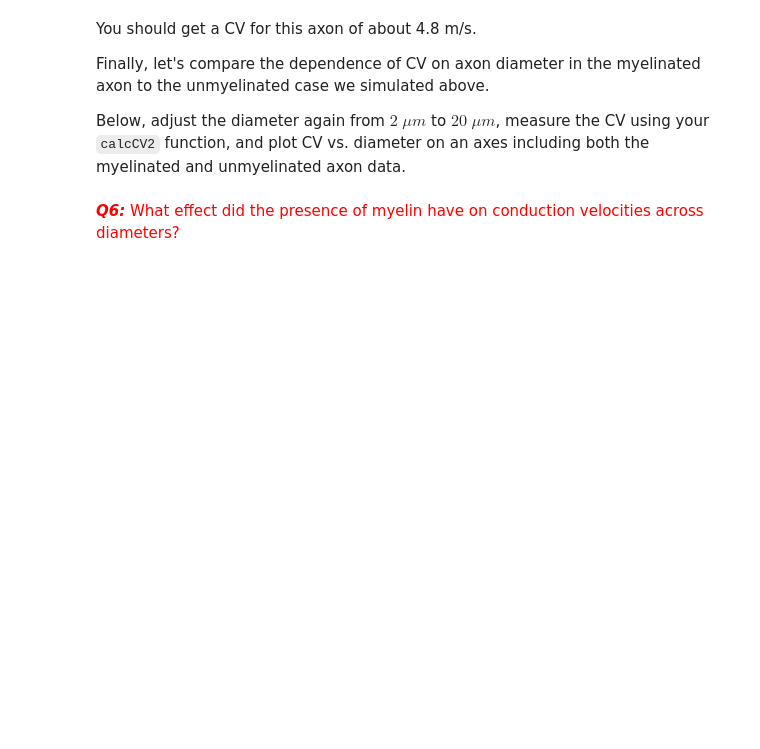
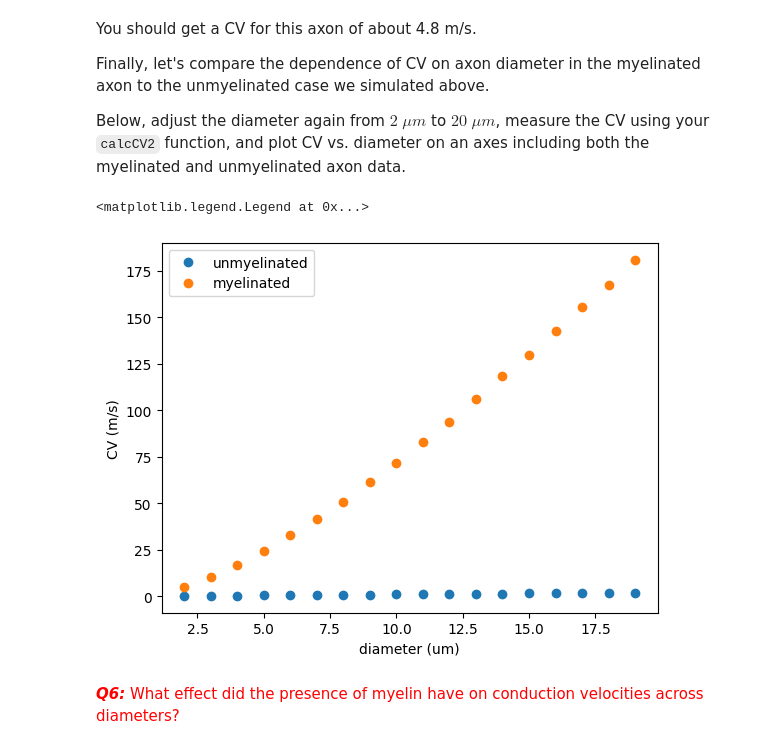
Before and after one commit to vincentyliu2001/BIO74.03-Exercises, a Jupyter notebook: CompModNervSys_exercise8.ipynb, the cells around one changed output. Cells and saved outputs as stored; diff of their text form; code cells hidden in the pictures; blank space fills up the shorter version.

```diff
--- a/CompModNervSys_exercise8.ipynb
+++ b/CompModNervSys_exercise8.ipynb
@@ -393,5 +439,2 @@ ax.set_ylabel('Vm (mV)')
 # %% [markdown]
 Now modify your old `calcCV1` function to create a new function called `calcCV2` to calculate the conduction velocity for the myelinated axon. Calculate the CV for this axon and print the output. Hint: the `node_centers` list created above gives you the location of each node in $\mu m$.
-# %%
-def calcCV2():
-    # your code goes here
@@ -398,3 +445,12 @@ def calcCV2():
+# %%
+def calcCV2(V_nodes,node_centers, node_1, node_2,L,t_vec):
+    AP_peak1_ind = np.argmax(V_nodes[node_1])
+    AP_peak2_ind = np.argmax(V_nodes[node_2]) # your code goes here
+    deltax = L*abs(node_centers[node_2] - node_centers[node_1])*1e-3 # distance (converted to mm)
+    deltat = abs(t_vec[AP_peak1_ind] - t_vec[AP_peak2_ind]) # difference in timing in ms
+    CV = deltax / deltat # your code goes here
+    return CV
+    # your code goes here
 # %% [markdown]
 You should get a CV for this axon of about 4.8 m/s.
 
@@ -403,24 +459,27 @@ Finally, let's compare the dependence of CV on axon diameter in the myelinated a
 Below, adjust the diameter again from $2 \; \mu m$ to $20 \; \mu m$, measure the CV using your `calcCV2` function, and plot CV vs. diameter on an axes including both the myelinated and unmyelinated axon data.
 # %%
 N_nodes = 21
-diams = # your code goes here
+diams = np.arange(2,20,1) # your code goes here
 CVsU = []
 CVsM = []
 h.celsius = 20
 for d in diams:
     uaxon.diam = d
     node, internode, node_centers,iclamp3,V_nodes = make_myelinated_axon(N_nodes,d)
     h.run()
-    CVsU.append(# your code goes here
-    CVsM.append(# your code goes here
+    CVsU.append(calcCV1(Vprox, Vdist, .1, .9, d, t_vec))# your code goes here
+    CVsM.append(calcCV2(V_nodes, node_centers, 2, 18, d, t_vec))# your code goes here
 
 fig = plt.figure()
 ax = fig.add_subplot(111)
 ax.plot(diams,CVsU,'o',label='unmyelinated')
 ax.plot(diams,CVsM,'o',label='myelinated')
 ax.set_xlabel('diameter (um)')
 ax.set_ylabel('CV (m/s)')
 ax.legend()
+# %% [output]
+<matplotlib.legend.Legend at 0x...>
+[figure, added]
 # %% [markdown]
 <span style="color:red">***Q6:*** What effect did the presence of myelin have on conduction velocities across diameters?
 </span>
```
Also changed, not shown: parts of 17 cells of this notebook.
